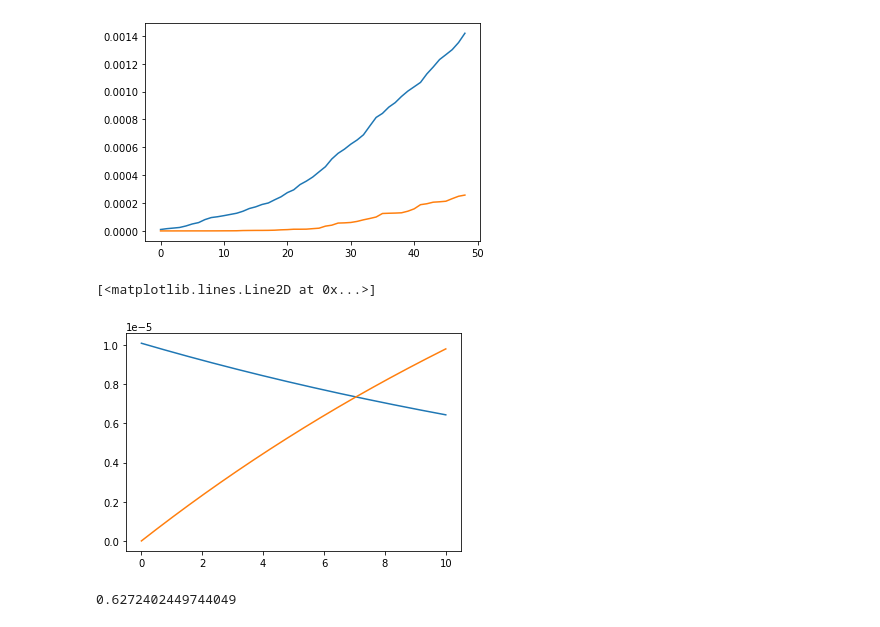
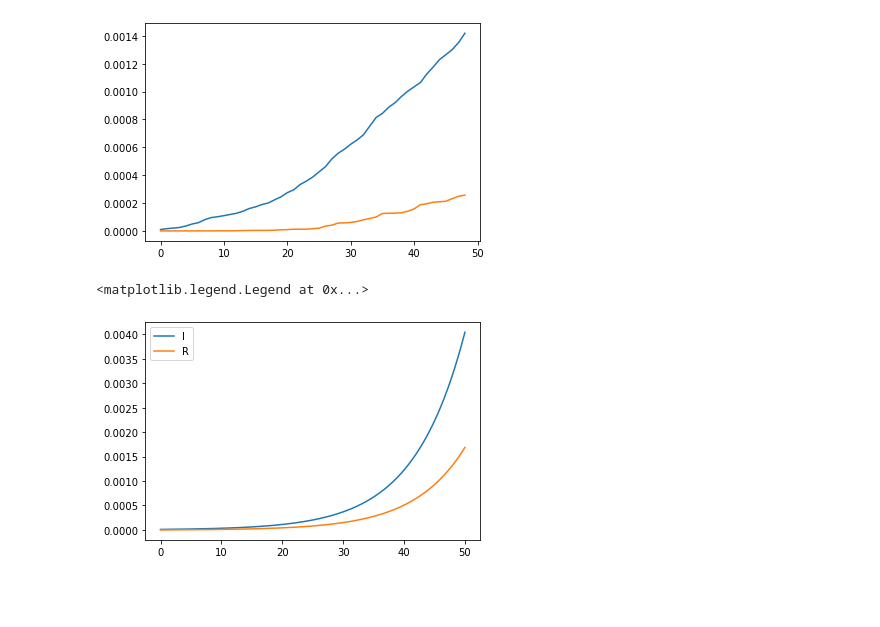
Before and after one commit to yambanis/CovidMDP, a Jupyter notebook: notebooks/SIR/SIR Modeling.ipynb, the cells around one changed output. Saved outputs shown, nothing was run; the diff lists cells and outputs as text; code cells hidden in the pictures; blank space fills up the shorter version.

Commit message:
graphs experiments

```diff
--- a/notebooks/SIR/SIR Modeling.ipynb
+++ b/notebooks/SIR/SIR Modeling.ipynb
@@ -103,9 +103,13 @@ df.index = df.index.to_series().apply(pd.to_datetime)
 start_date = df.index.min()
 df.index = df.index.to_series().apply(lambda x: (x - start_date).days)
 # %%
-df['i'] = (df['confirmed'] - df['dead'] - df['recovered']) / sweden_pop
-df['s'] = (sweden_pop - df['confirmed'] - df['recovered'] - df['dead']) / sweden_pop
-df['r'] = (df['dead'] + df['recovered']) / sweden_pop
+df['i_tot'] = (df['confirmed'] - df['dead'] - df['recovered'])
+df['s_tot'] = (sweden_pop - df['confirmed'] - df['recovered'] - df['dead'])
+df['r_tot'] = (df['dead'] + df['recovered'])
+
+df['i'] = df['i_tot'] / sweden_pop
+df['s'] = df['s_tot'] / sweden_pop
+df['r'] = df['r_tot'] / sweden_pop
 # %%
 plt.plot(df.index , df['i'])
 #plt.plot(df.index, df['s'])
@@ -114,21 +118,18 @@ plt.plot(df.index, df['r'])
 [<matplotlib.lines.Line2D at 0x...>]
 [figure]
 # %%
-B = df['i'].pct_change().replace(np.inf, np.nan).dropna().median()
-v = df['r'].pct_change().replace(np.inf, np.nan).dropna().median()
+B = 0.17
+v = 1/20
 
 
-t = np.linspace(0, 10, 1000)
+t = np.linspace(0, 50, 1000)
 x0 = [df.iloc[0]['s'], df.iloc[0]['i'], df.iloc[0]['r']]
 x = odeint(SIR_derivatives, x0, t)
 
 #plt.plot(t, x[:,0])
-plt.plot(t, x[:,1])
-plt.plot(t, x[:,2])
+plt.plot(t, x[:,1], label='I')
+plt.plot(t, x[:,2], label = 'R')
+plt.legend()
 # %% [output]
-[<matplotlib.lines.Line2D at 0x...>]
+<matplotlib.legend.Legend at 0x...>
-[figure, old version]
+[figure, new version]
-# %%
-B/v
-# %% [output]
-0.6272402449744049
```
Also changed, not shown: parts of 8 cells of this notebook, 1 other file.
